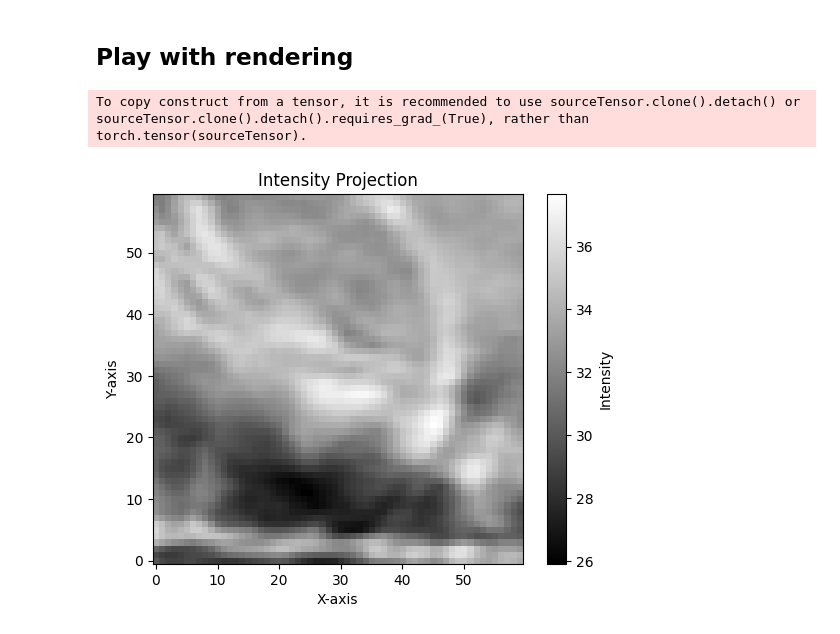
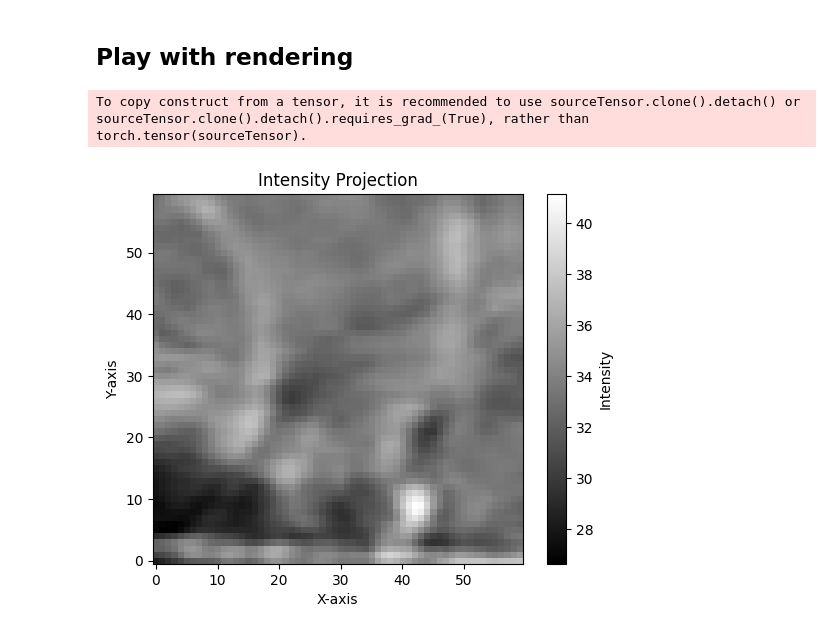
Before and after one commit to gduguey/DiffUS, a Jupyter notebook: notebooks/renderer.ipynb, the cells around one changed output. Drawn from its saved outputs; the diff is of its cells as text; code cells hidden in the pictures.

Commit message:
Edits on renderer.ipynb for round plotting

```diff
--- a/notebooks/renderer.ipynb
+++ b/notebooks/renderer.ipynb
@@ -107,31 +107,31 @@ def compute_value(ray):
 # %%
 sample = dataset[0]
 
 volume = sample['image'].squeeze(0)
 
 direction = (0, 0, 1)
-x_center, y_center, z_center = 80, 20, 0
+x_center, y_center, z_center = 80, 50, 0
 x_range = range(x_center - 10, x_center + 50)
 y_range = range(y_center - 20, y_center + 40)
 
 sources = torch.tensor(
     [[x, y, z_center] for x in x_range for y in y_range], dtype=torch.float32
 )
 
 profiles = trace_rays(volume, sources, direction, num_samples=300)
 
 # Compute the value of each ray
 values = [compute_value(ray) for ray in profiles]
 
 # Reshape values to match the grid size
 values_grid = torch.tensor(values).view(len(x_range), len(y_range))
 
 plt.imshow(values_grid.numpy(), cmap='gray', origin='lower')
 plt.title("Intensity Projection")
 plt.xlabel("X-axis")
 plt.ylabel("Y-axis")
 plt.colorbar(label="Intensity")
 plt.show()
 # %% [output]
 To copy construct from a tensor, it is recommended to use sourceTensor.clone().detach() or sourceTensor.clone().detach().requires_grad_(True), rather than torch.tensor(sourceTensor).
-[figure, old version]
+[figure, new version]
```
Also changed, not shown: parts of 12 cells of this notebook.
